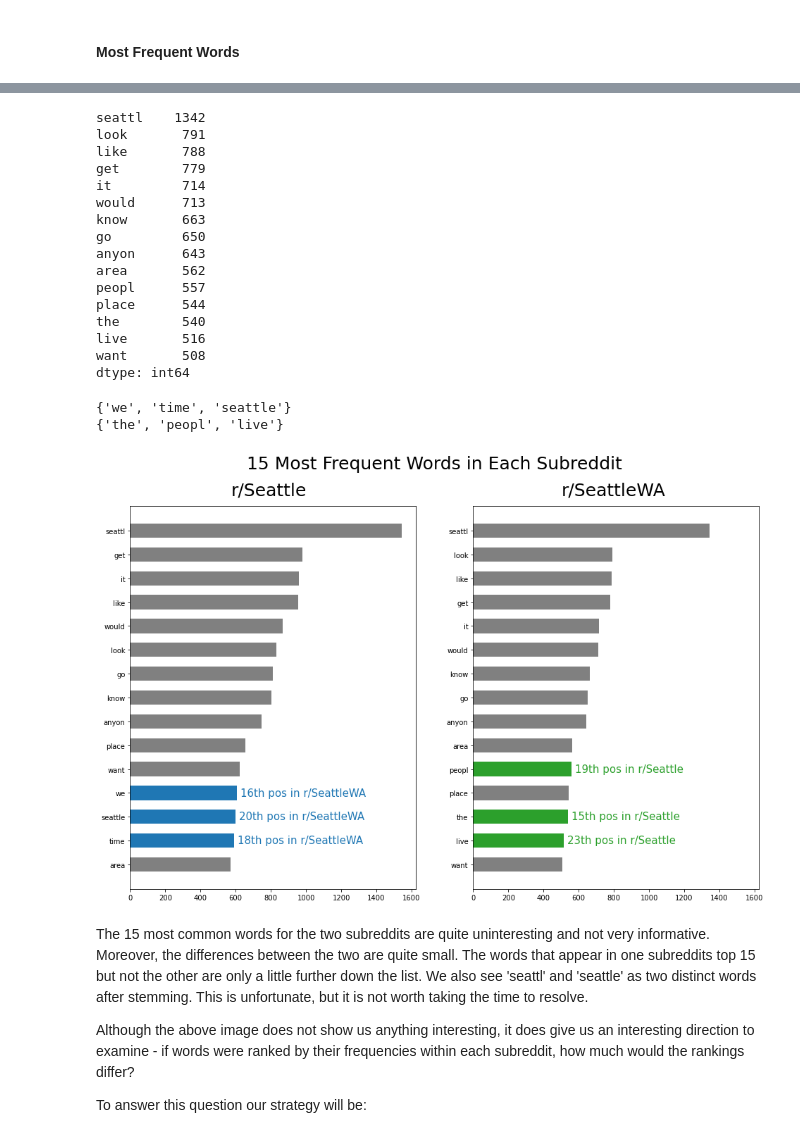
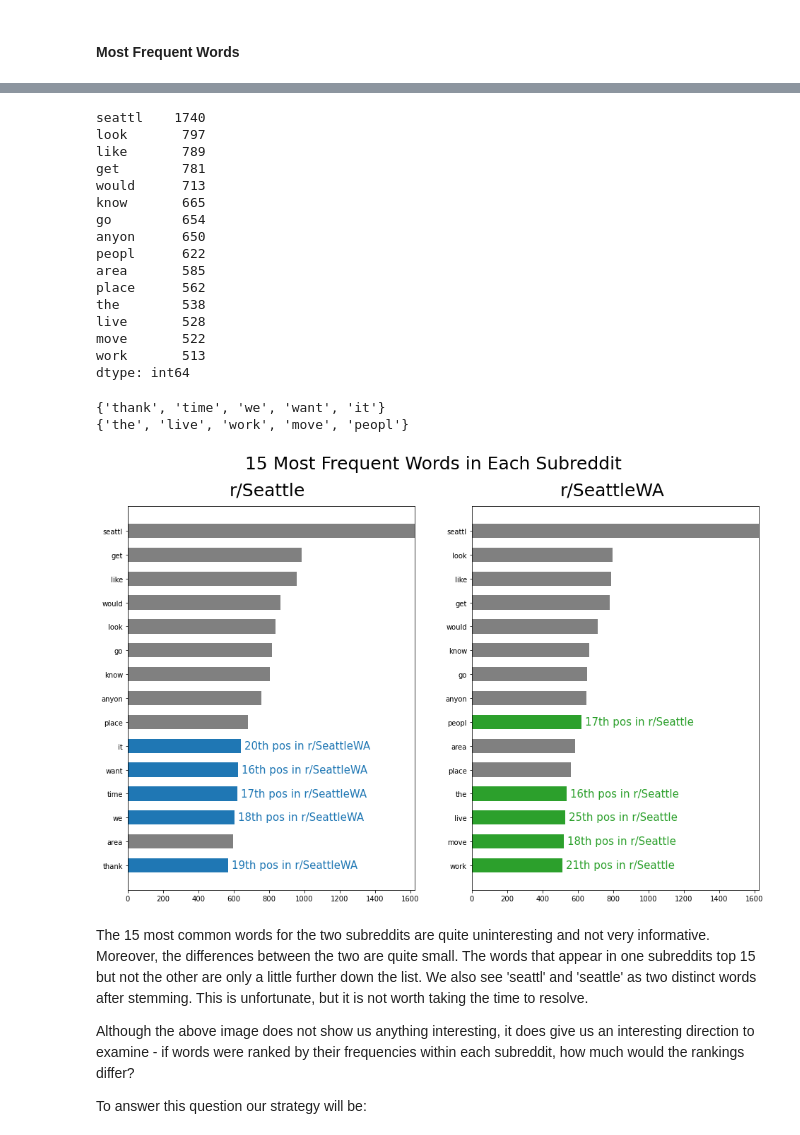
Before and after one commit to jguo052/NLP-Subreddit-Classification, a Jupyter notebook: first_draft.ipynb, the cells around one changed output, grey strips where cells are left out. Cells and saved outputs as stored; diff of their text form; code cells hidden in the pictures.

Commit message:
Additional text cleaning. Updated frequent words

```diff
--- a/first_draft.ipynb
+++ b/first_draft.ipynb
@@ -112,6 +106,9 @@ def text_cleaning(text):
     # remove urls and do not include closing bracket ]
     text = re.sub('http\S+|www\.\S+', '', text)
 
+    # remove email accounts
+    text = re.sub('\S+@\S+', '', text)
+
     # remove bracketed strings
     text = re.sub('\[(\w|\s)*\]', '', text)
 
@@ -123,15 +120,15 @@ def text_cleaning(text):
 
     # remove some common html phrases
     text = re.sub('&(gt|lt);', '', text)
-    text = re.sub('&amp;', '', text)
+    text = re.sub('&?amp;', '', text)
     text = re.sub('&?#x200b;?', '', text)
     text = re.sub('&?#x200B;?', '', text)
 
-    # remove email accounts
-    text = re.sub('\S+@\S+', '', text)
-
     # replace whitespace with single space
     text = re.sub('\s+', ' ', text)
+
+    # punctuation will be dropped after collecting sentiment
+    # , ; : . ! ?
 
     return text
 
@@ -249,6 +246,10 @@ sea_wa['text'] = sea_wa['text'].apply(text_cleaning)
 # for the given dataframes
 create_sentiment(sea)
 create_sentiment(sea_wa)
+# %%
+# drop some leftover punctuation - some of which was necessary for sentiment analysis
+sea['text'] = sea['text'].apply(lambda text: re.sub('[,;\.!\?]', '', text))
+sea_wa['text'] = sea_wa['text'].apply(lambda text: re.sub('[,;\.!\?]', '', text))
 # %%
 # count number of words by splitting text across white space and recording list length
 sea['word_count'] = sea['text'].str.split().str.len()
@@ -549,21 +550,21 @@ dtype: int64
 # %%
 sea_wa_words_top_2k.head(15)
 # %% [output]
-seattl    1342
-look       791
-like       788
-get        779
-it         714
+seattl    1740
+look       797
+like       789
+get        781
 would      713
-know       663
-go         650
-anyon      643
-area       562
-peopl      557
-place      544
-the        540
-live       516
-want       508
+know       665
+go         654
+anyon      650
+peopl      622
+area       585
+place      562
+the        538
+live       528
+move       522
+work       513
 dtype: int64
 # %%
 # collect the top 15 words in each subreddit
@@ -577,8 +578,8 @@ only_sea_wa_top_15 = sea_wa_top_15 - sea_top_15.intersection(sea_wa_top_15)
 print(only_sea_top_15)
 print(only_sea_wa_top_15)
 # %% [output]
-{'we', 'time', 'seattle'}
-{'the', 'peopl', 'live'}
+{'thank', 'time', 'we', 'want', 'it'}
+{'the', 'live', 'work', 'move', 'peopl'}
 # %%
 plt.figure(figsize = (16,10))
 
@@ -598,44 +599,44 @@ plt.barh(y = sea_words_top_2k.head(15).index[::-1], width = sea_words_top_2k.hea
 plt.xlim([0, 1625])
 
 # plot blue highlighted bars that do not appear in r/SeattleWA top 15
-for word in only_sea_top_20:
+for word in only_sea_top_15:
 
     # obtains y-value of word for horizontal bar chart
     # value is the word frequency (size of the bar)
     pos = 14 - sea_words_top_2k.index.get_loc(word)
     value = sea_words_top_2k[word]
     plt.barh(y = pos, width = value, height = 0.6, color = 'tab:blue')
 
     # plot text of word's position in r/SeattleWA
     sea_wa_pos = sea_wa_words_top_2k.index.get_loc(word)
-    plt.text(x = value + 20, y = pos - 0.125, s = f'{sea_wa_pos}th pos in r/SeattleWA', color = 'tab:blue', size = 15)
+    plt.text(x = value + 20, y = pos - 0.125, s = f'{sea_wa_pos + 1}th pos in r/SeattleWA', color = 'tab:blue', size = 15)
 
 
 '''
 right subplot for r/SeattleWA
 '''
 plt.subplot(1,2,2)
 # r/SeattleWA subtitle
 plt.text(s = 'r/SeattleWA', x = 500, y = 15.5, size = 25)
 
 # plot grey bars
 plt.barh(y = sea_wa_words_top_2k.head(15).index[::-1], width = sea_wa_words_top_2k.head(15).values[::-1], height = 0.6, color = 'grey')
 plt.xlim([0,1625])
 
 # plot green highlighted bars that do not appear in r/Seattle top 15
-for word in only_sea_wa_top_20:
+for word in only_sea_wa_top_15:
 
     # obtains y-value of word for horizontal bar chart
     # value is the word frequency (size of the bar)
     pos = 14 - sea_wa_words_top_2k.index.get_loc(word)
     value = sea_wa_words_top_2k[word]
     plt.barh(y = pos, width = value, height = 0.6, color = 'tab:green')
 
     # plot text of word's position in r/Seattle
     sea_pos = sea_words_top_2k.index.get_loc(word)
-    plt.text(x = value + 20, y = pos - 0.125, s = f'{sea_pos}th pos in r/Seattle', color = 'tab:green', size = 15);
+    plt.text(x = value + 20, y = pos - 0.125, s = f'{sea_pos + 1}th pos in r/Seattle', color = 'tab:green', size = 15);
 # %% [output]
-[figure, old version]
+[figure, new version]
 # %% [markdown]
 The 15 most common words for the two subreddits are quite uninteresting and not very informative. Moreover, the differences between the two are quite small. The words that appear in one subreddits top 15 but not the other are only a little further down the list. We also see 'seattl' and 'seattle' as two distinct words after stemming. This is unfortunate, but it is not worth taking the time to resolve.
 
```
Also changed, not shown: parts of 25 cells of this notebook.
